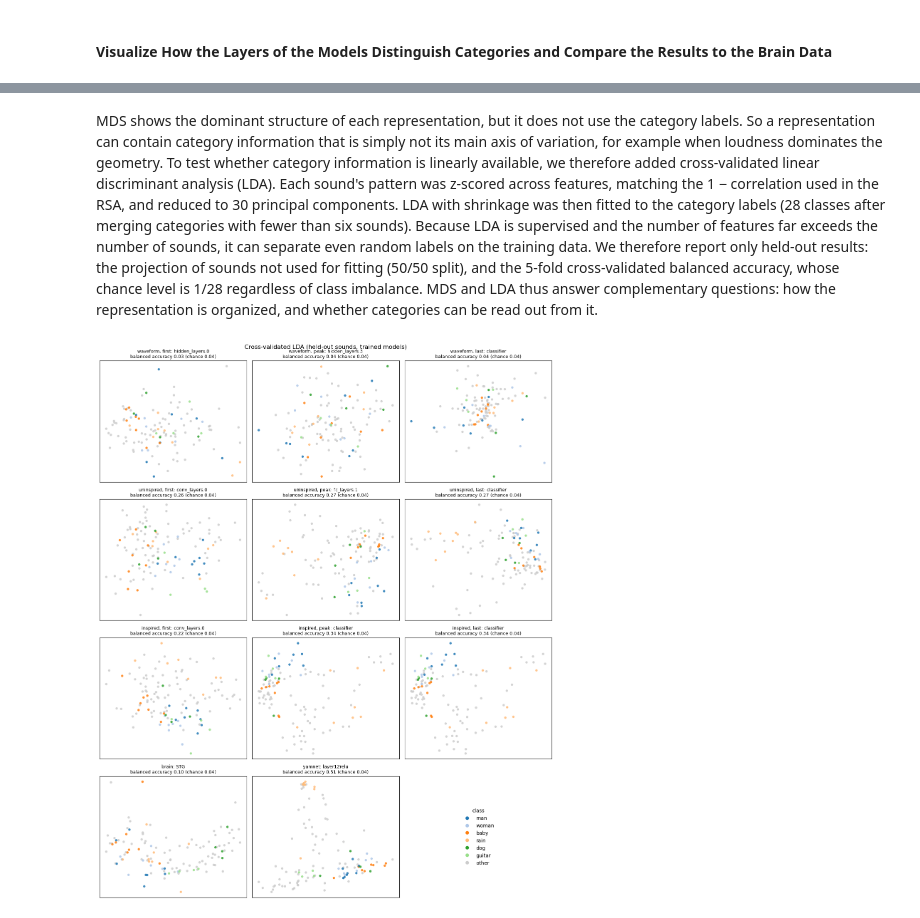
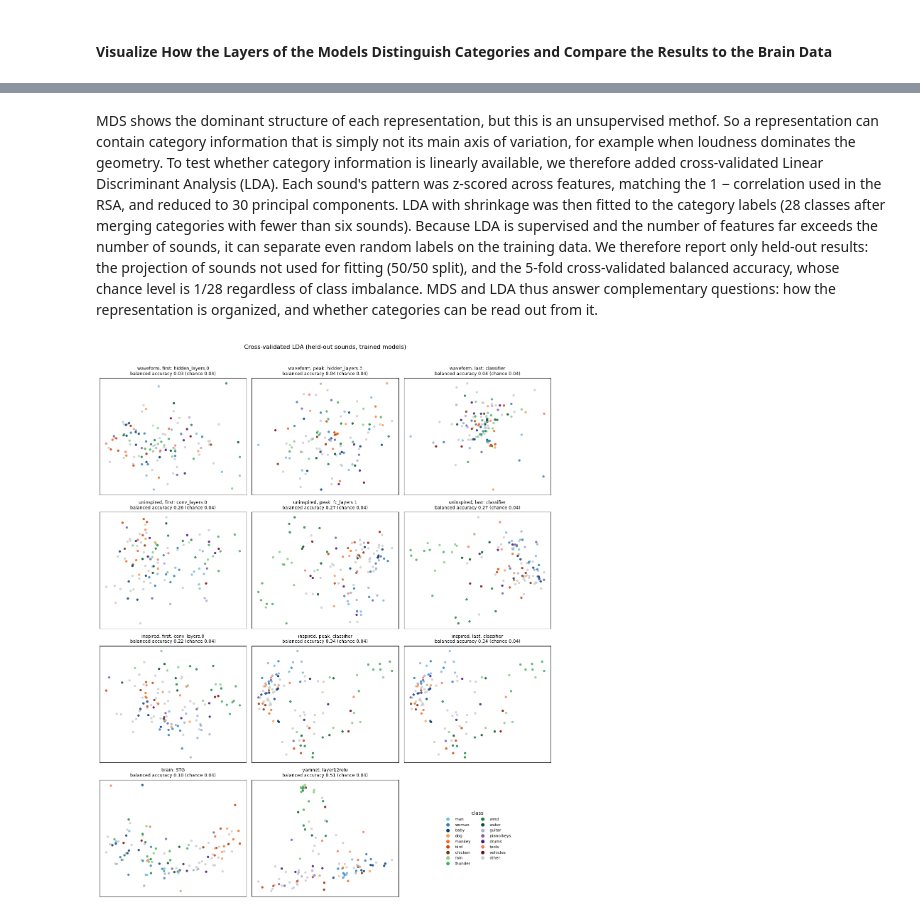
Before and after one commit to Frank03Lambert/MSMBS-Group07, a Jupyter notebook: Assignment4/assignment4_part1.ipynb, the cells around one changed output, grey strips where cells are left out. Cells and saved outputs as stored; diff of their text form; code cells hidden in the pictures.

```diff
--- a/Assignment4/assignment4_part1.ipynb
+++ b/Assignment4/assignment4_part1.ipynb
@@ -1081,5 +950,6 @@ import warnings
 # %%
 # analyze the distribution of labels
+category_labels = np.asarray(dataset.categories)
 category_counts = (
     pd.Series(category_labels, name="category")
     .value_counts()
@@ -1188,2 +1035,12 @@ from scipy.spatial import procrustes
+# %%
+# group broad categories to make sure they have the same shade
+class_domains = {
+    "voices": ("Blues", ["man", "woman", "baby"]),
+    "animals": ("Oranges", ["dog", "monkey", "bird", "chicken"]),
+    "natural forces": ("Greens", ["rain", "thunder", "wind", "water"]),
+    "music": ("Purples", ["guitar", "piano/keys", "drums"]),
+    "mechanical": ("Reds", ["tools", "vehicles"]),
+}
+class_colors = build_class_colors(class_domains)
 # %%
 # helper functions
@@ -1330,4 +1219,4 @@ In the first layers of all models, sounds form a diffuse cloud without visible c
 # %% [markdown]
-MDS shows the dominant structure of each representation, but it does not use the category labels.
+MDS shows the dominant structure of each representation, but this is an unsupervised methof.
 So a representation can contain category information that is simply not its main axis of variation, for example when loudness dominates the geometry.
-To test whether category information is linearly available, we therefore added cross-validated linear discriminant analysis (LDA). Each sound's pattern was z-scored across features, matching the 1 − correlation used in the RSA, and reduced to 30 principal components. LDA with shrinkage was then fitted to the category labels (28 classes after merging categories with fewer than six sounds). Because LDA is supervised and the number of features far exceeds the number of sounds, it can separate even random labels on the training data. We therefore report only held-out results: the projection of sounds not used for fitting (50/50 split), and the 5-fold cross-validated balanced accuracy, whose chance level is 1/28 regardless of class imbalance. MDS and LDA thus answer complementary questions: how the representation is organized, and whether categories can be read out from it.
+To test whether category information is linearly available, we therefore added cross-validated Linear Discriminant Analysis (LDA). Each sound's pattern was z-scored across features, matching the 1 − correlation used in the RSA, and reduced to 30 principal components. LDA with shrinkage was then fitted to the category labels (28 classes after merging categories with fewer than six sounds). Because LDA is supervised and the number of features far exceeds the number of sounds, it can separate even random labels on the training data. We therefore report only held-out results: the projection of sounds not used for fitting (50/50 split), and the 5-fold cross-validated balanced accuracy, whose chance level is 1/28 regardless of class imbalance. MDS and LDA thus answer complementary questions: how the representation is organized, and whether categories can be read out from it.
@@ -1406,19 +1289,21 @@ def cv_lda(acts, labels: np.ndarray, n_pca: int = 30, seed: int = 0) -> tuple[np
 
 
 def plot_lda_grid(lda_results: dict, class_labels: np.ndarray, title: str,
-                  highlight: list[str] | None = None) -> None:
+                  class_colors: dict[str, tuple] | None = None) -> None:
     """Plots held-out LDA projections of the selected layers, the brain and YAMNet.
 
     Args:
         lda_results: Maps a panel key to (layer name, coordinates, labels, accuracy).
-        class_labels: All class labels, used for the chance level and the color of each class.
+        class_labels: All class labels, used for the chance level.
         title: Figure title.
-        highlight: Classes to color; all other classes are drawn in grey. None colors every class.
+        class_colors: Maps the classes to color to their colors; all other classes are drawn in grey.
+            None gives every class its own color.
     """
     positions = ["first", "peak", "last"]
-    categories = highlight if highlight is not None else list(dict.fromkeys(class_labels))
-    palette = plt.get_cmap("tab20")
     grey = (0.8, 0.8, 0.8, 1.0)
+    if class_colors is None:
+        palette = plt.get_cmap("tab20")
+        class_colors = {c: palette(i % 20) for i, c in enumerate(dict.fromkeys(class_labels))}
     chance = 1 / len(np.unique(class_labels))
     rng = np.random.default_rng(0)
 
@@ -1433,9 +1318,9 @@ def plot_lda_grid(lda_results: dict, class_labels: np.ndarray, title: str,
         name, coords, labels, accuracy = lda_results[key]
         # with two classes LDA gives one axis, so spread the points vertically for visibility
         y = coords[:, 1] if coords.shape[1] > 1 else rng.uniform(-1, 1, len(coords))
-        point_colors = np.array([palette(categories.index(c) % 20) if c in categories else grey for c in labels])
-        # grey points first, so the highlighted classes are drawn on top
-        order = np.argsort([c in categories for c in labels], kind="stable")
+        point_colors = np.array([class_colors.get(c, grey) for c in labels])
+        # grey points first, so the colored classes are drawn on top
+        order = np.argsort([c in class_colors for c in labels], kind="stable")
         ax.scatter(coords[order, 0], y[order], c=point_colors[order], s=14, alpha=0.8)
         label = key if isinstance(key, str) else f"{key[0]}, {key[1]}"
         ax.set_title(f"{label}: {name}\nbalanced accuracy {accuracy:.2f} (chance {chance:.2f})", fontsize=9)
@@ -1444,39 +1329,39 @@ def plot_lda_grid(lda_results: dict, class_labels: np.ndarray, title: str,
 
     legend_ax = axes[len(models), 2]
     legend_ax.axis("off")
-    handles = [plt.Line2D([], [], marker="o", linestyle="", color=palette(i % 20), label=c)
-               for i, c in enumerate(categories)]
-    if highlight is not None:
+    handles = [plt.Line2D([], [], marker="o", linestyle="", color=color, label=c)
+               for c, color in class_colors.items()]
+    if any(c not in class_colors for c in class_labels):
         handles.append(plt.Line2D([], [], marker="o", linestyle="", color=grey, label="other"))
-    legend_ax.legend(handles=handles, loc="center", title="class", frameon=False)
+    legend_ax.legend(handles=handles, loc="center", title="class", frameon=False, ncol=2, fontsize=8)
 
     fig.suptitle(title)
-    plt.tight_layout()
+    plt.tight_layout(rect=(0, 0, 1, 0.97))
     plt.show()
 # %%
 class_labels = subset_labels
 
 lda_panels = {}
 for model_name in models:
     layer_names = list(trained_layer_scores[model_name])
     mean_scores = [trained_layer_scores[model_name][layer].mean() for layer in layer_names]
     peak_layer = layer_names[int(np.argmax(mean_scores))]
     peak_runs = trained_layer_scores[model_name][peak_layer]
     run_idx = int(np.argsort(peak_runs)[len(peak_runs) // 2])
     for position, layer in {"first": layer_names[0], "peak": peak_layer, "last": layer_names[-1]}.items():
         lda_panels[(model_name, position)] = (layer, all_trained_activations[model_name][run_idx][layer])
 
 lda_panels["brain"] = ("STG", brain_data)
 lda_panels["yamnet"] = (yamnet_peak, yamnet_activations[yamnet_peak])
 
 lda_results = {
     key: (name, *cv_lda(to_matrix(acts)[keep_idx], class_labels))
     for key, (name, acts) in lda_panels.items()
 }
 
 highlight = ["man", "woman", "baby", "rain", "dog", "guitar"]
 plot_lda_grid(lda_results, class_labels, "Cross-validated LDA (held-out sounds, trained models)",
-              highlight=highlight)
+              class_colors=class_colors)
 # %% [output]
-[figure, old version]
+[figure, new version]
 # %% [markdown]
```
Also changed, not shown: parts of 32 cells of this notebook.
